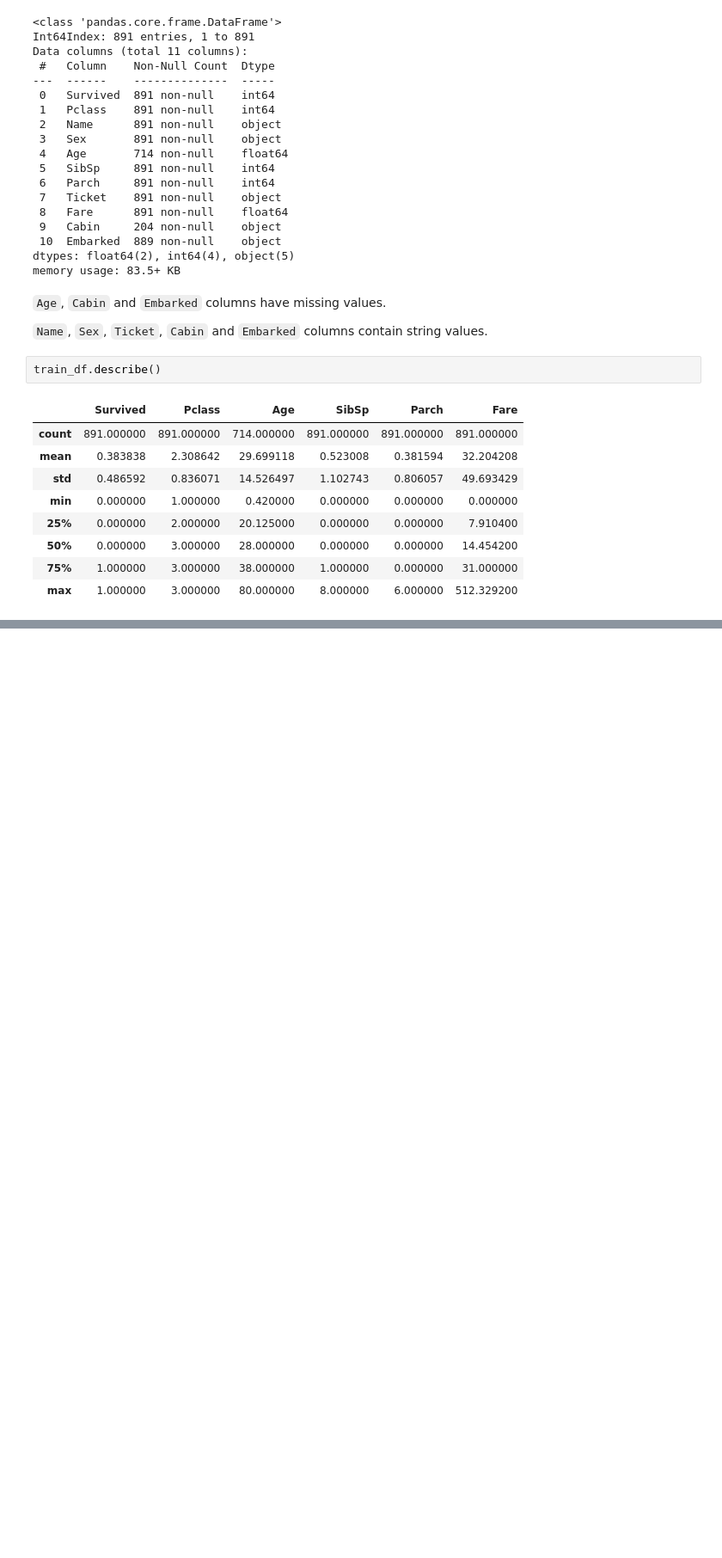
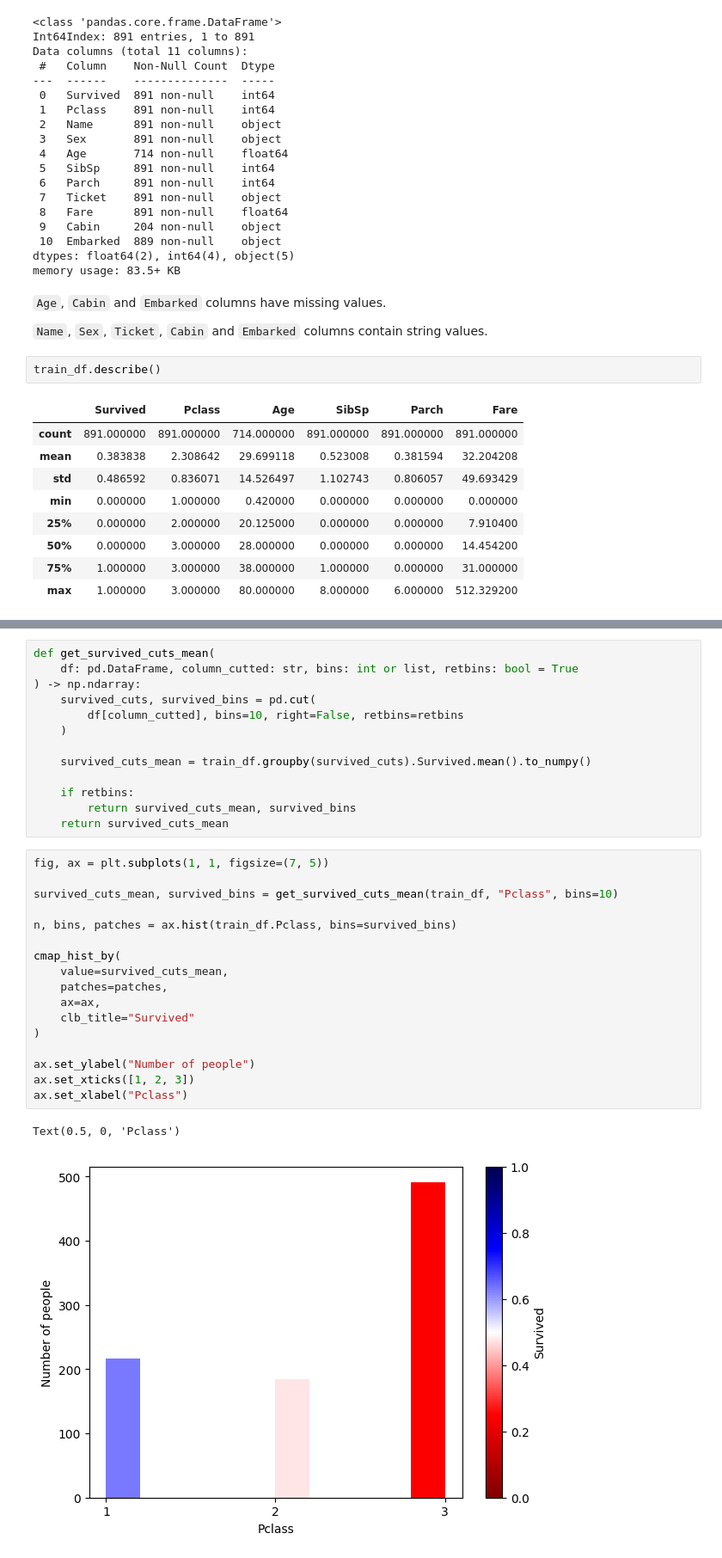
Before and after one commit to mldcastro/kaggle, a Jupyter notebook: src/explore_data.ipynb, the cells around one changed output, grey strips where cells are left out. Shown: that part at 86% size. Saved outputs shown, nothing was run; the diff lists cells and outputs as text; blank space fills up the shorter version.

```diff
--- a/src/explore_data.ipynb
+++ b/src/explore_data.ipynb
@@ -96,0 +123,33 @@ fig = scatter_matrix(
+# %%
+def get_survived_cuts_mean(
+    df: pd.DataFrame, column_cutted: str, bins: int or list, retbins: bool = True
+) -> np.ndarray:
+    survived_cuts, survived_bins = pd.cut(
+        df[column_cutted], bins=10, right=False, retbins=retbins
+    )
+
+    survived_cuts_mean = train_df.groupby(survived_cuts).Survived.mean().to_numpy()
+
+    if retbins:
+        return survived_cuts_mean, survived_bins
+    return survived_cuts_mean
+# %%
+fig, ax = plt.subplots(1, 1, figsize=(7, 5))
+
+survived_cuts_mean, survived_bins = get_survived_cuts_mean(train_df, "Pclass", bins=10)
+
+n, bins, patches = ax.hist(train_df.Pclass, bins=survived_bins)
+
+cmap_hist_by(
+    value=survived_cuts_mean,
+    patches=patches,
+    ax=ax,
+    clb_title="Survived"
+)
+
+ax.set_ylabel("Number of people")
+ax.set_xticks([1, 2, 3])
+ax.set_xlabel("Pclass")
+# %% [output]
+Text(0.5, 0, 'Pclass')
+[figure, added]
```
Also changed, not shown: parts of 6 cells of this notebook.
